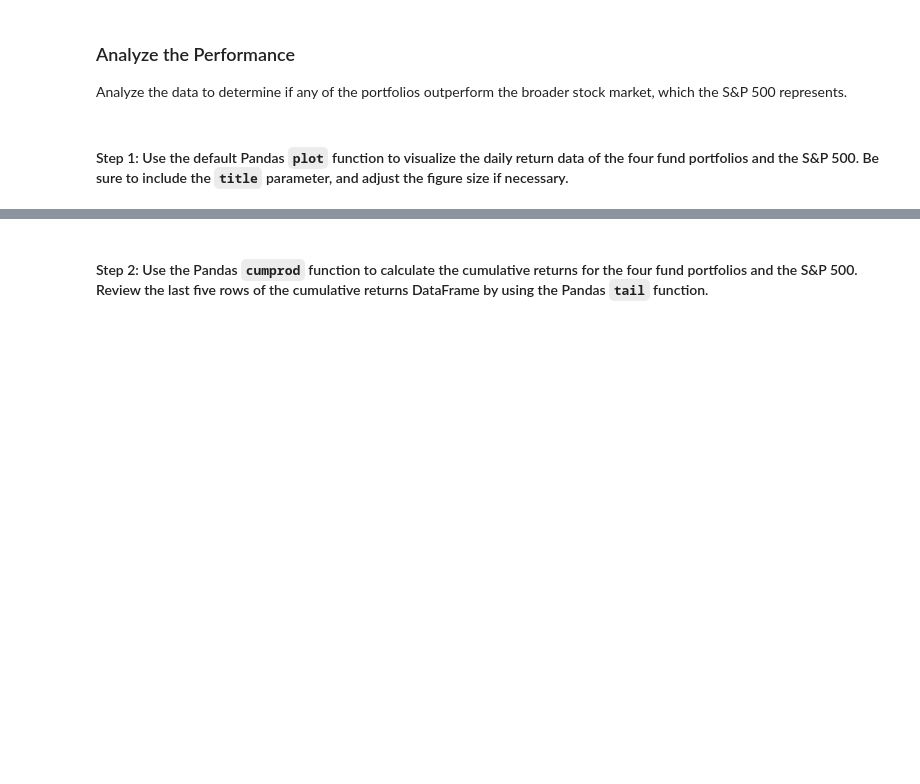
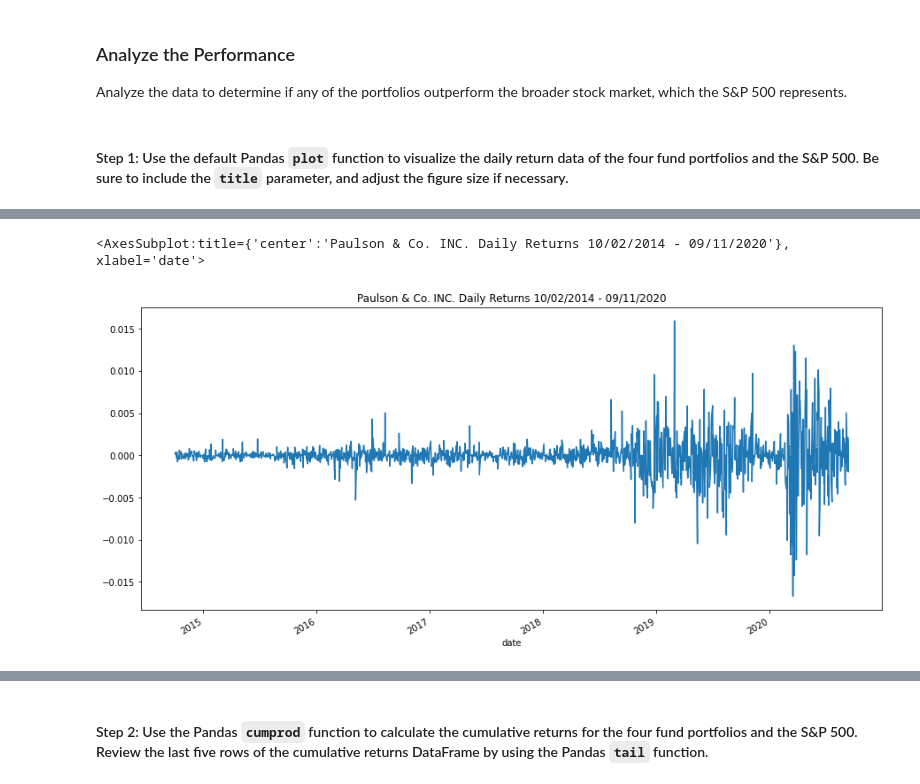
Before and after one commit to ethansilvas/whale-risk-return-analysis, a Jupyter notebook: risk_return_analysis.ipynb, the cells around one changed output, grey strips where cells are left out. Cells and saved outputs as stored; diff of their text form; code cells hidden in the pictures; blank space fills up the shorter version.

```diff
--- a/risk_return_analysis.ipynb
+++ b/risk_return_analysis.ipynb
@@ -132,0 +179,5 @@ Analyze the data to determine if any of the portfolios outperform the broader st
+# %%
+whale_daily_returns['PAULSON & CO.INC.'].plot(title='Paulson & Co. INC. Daily Returns 10/02/2014 - 09/11/2020', figsize=(15, 7))
+# %% [output]
+<AxesSubplot:title={'center':'Paulson & Co. INC. Daily Returns 10/02/2014 - 09/11/2020'}, xlabel='date'>
+[figure, added]
```
Also changed, not shown: parts of 15 cells of this notebook.
